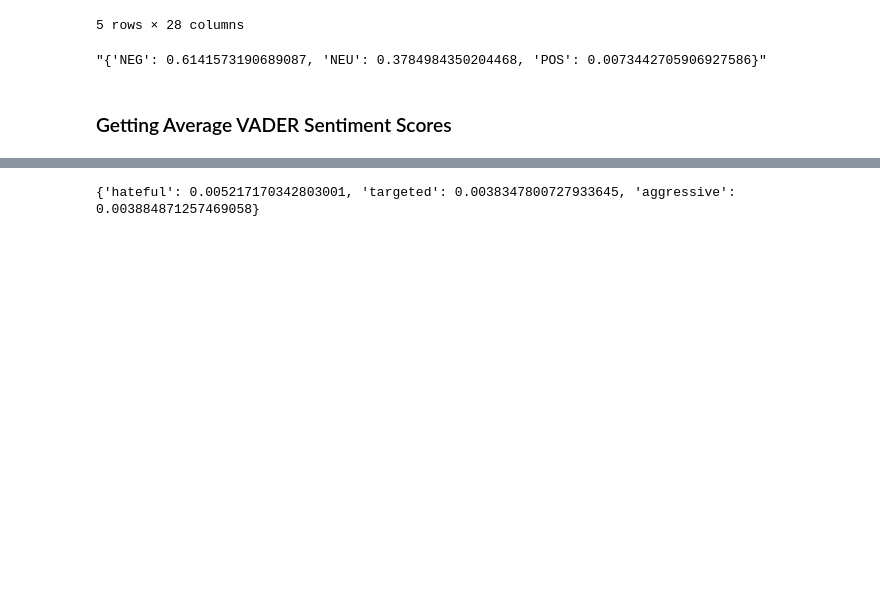
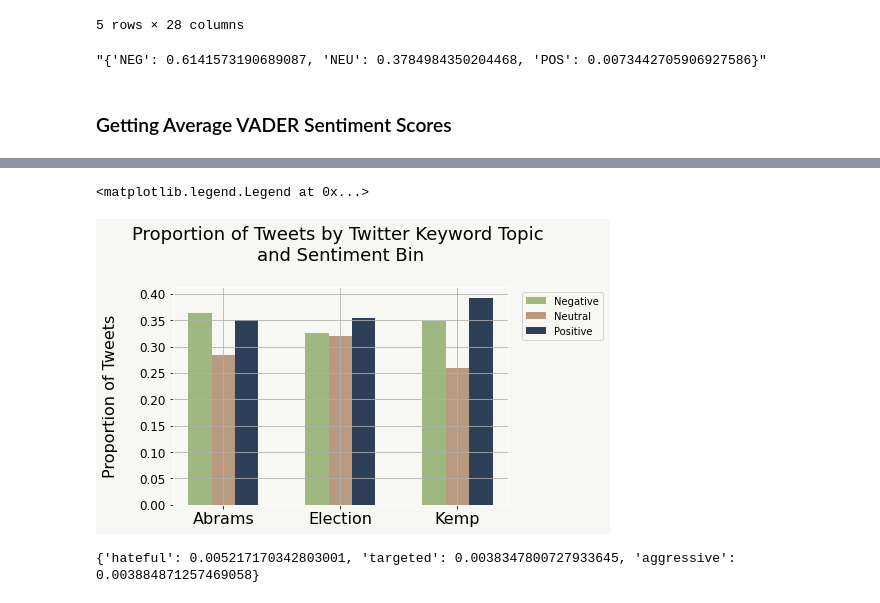
Before and after one commit to monroefarris/anly580_final_project, a Jupyter notebook: Analysis_Code/sentiment_analysis.ipynb, the cells around one changed output, grey strips where cells are left out. Drawn from its saved outputs; the diff is of its cells as text; code cells hidden in the pictures; blank space fills up the shorter version.

```diff
--- a/Analysis_Code/sentiment_analysis.ipynb
+++ b/Analysis_Code/sentiment_analysis.ipynb
@@ -81,0 +106,4 @@ data_topics
+# %%
+topic_counts = data.explode('topic')
+topic_counts_bin = topic_counts.groupby(['topic', 'sentiment_bin']).count().reset_index().rename(columns = {'created_at':'counts'})
+topic_counts_bin = topic_counts_bin[['topic', 'sentiment_bin', 'counts']]
@@ -82,3 +123,32 @@ data_topics
+# %%
+total_tweets = topic_counts_bin.groupby('topic')['counts'].sum().reset_index().rename(columns = {'counts': 'total_tweets'})
+
+topic_counts_bin = topic_counts_bin.merge(total_tweets, on = 'topic', how = 'inner')
+topic_counts_bin['prop'] = topic_counts_bin['counts'] / topic_counts_bin['total_tweets']
+# %%
+fig, ax = plt.subplots()
+
+x = np.arange(len(topic_counts_bin['topic'].unique()))
+
+neg = list(topic_counts_bin[topic_counts_bin['sentiment_bin'] == 'negative']['prop'])
+neu = list(topic_counts_bin[topic_counts_bin['sentiment_bin'] == 'neutral']['prop'])
+pos = list(topic_counts_bin[topic_counts_bin['sentiment_bin'] == 'positive']['prop'])
+width = 0.2
+
+plt.bar(x - 0.2, neg, width = width, color = color1)
+plt.bar(x, neu, width = width, color = color2)
+plt.bar(x + 0.2, pos, width = width, color = color3)
+
+# # for i in range(len(topic_counts['topic'])):
+# #     plt.text(i, topic_counts['sentiment_score'][i], np.round(topic_counts['sentiment_score'][i], 3), ha = 'center', size = 12)
+
+plt.xticks(x, ['Abrams', 'Election', 'Kemp'],size = 16)
+plt.title('Proportion of Tweets by Twitter Keyword Topic \nand Sentiment Bin\n', size = 18)
+plt.ylabel('Proportion of Tweets\n', size = 16)
+plt.legend(['Negative', 'Neutral', 'Positive'], loc = 'upper right', bbox_to_anchor = (1.3,1))
+# %% [output]
+<matplotlib.legend.Legend at 0x...>
+[figure, added]
 # %%
 print(data['hate_probs'].iloc[0])
 # %% [output]
```
Also changed, not shown: parts of 18 cells of this notebook.
